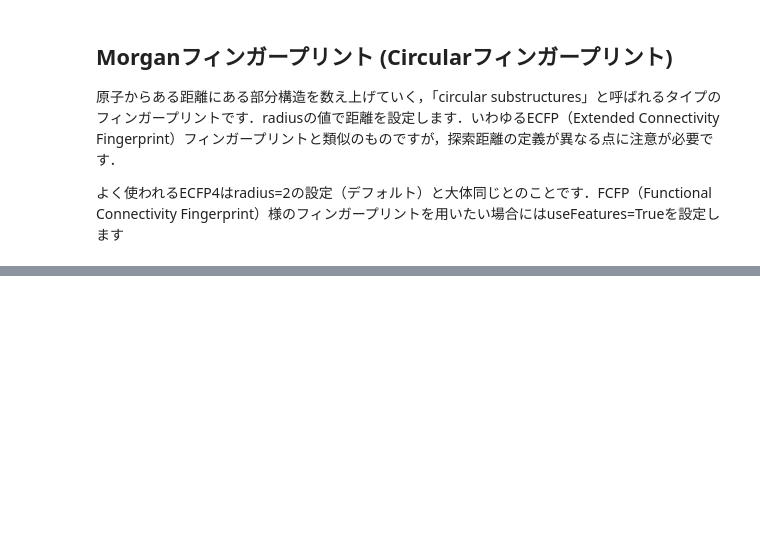
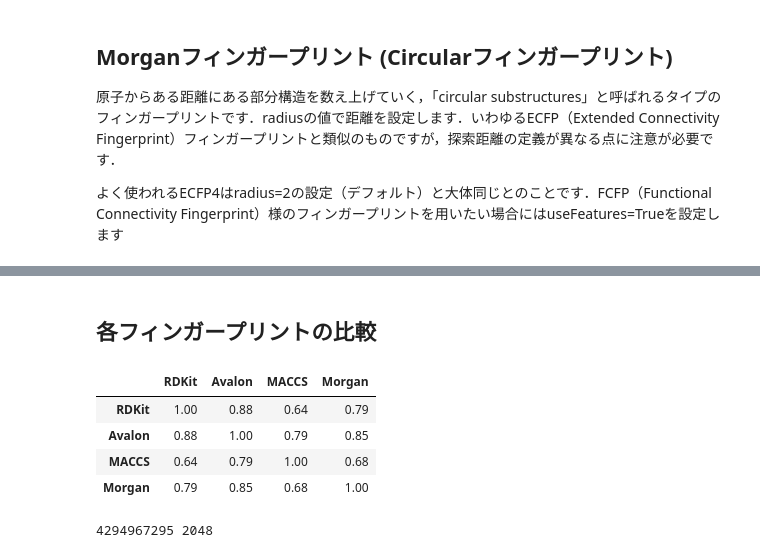
Before and after one commit to SolKul/cheminfo, a Jupyter notebook: 01WorkSpace/06Fingerprints/02Similality.ipynb, the cells around one changed output, grey strips where cells are left out. Drawn from its saved outputs; the diff is of its cells as text; code cells hidden in the pictures; blank space fills up the shorter version.

Commit message:
RDKitでフィンガープリントを使った分子類似性の判定

```diff
--- a/01WorkSpace/06Fingerprints/02Similality.ipynb
+++ b/01WorkSpace/06Fingerprints/02Similality.ipynb
@@ -42,3 +48,6 @@ rdkit = DataStructs.BulkTanimotoSimilarity(rdkit_fps[0], rdkit_fps[1:])
 よく使われるECFP4はradius=2の設定（デフォルト）と大体同じとのことです．FCFP（Functional Connectivity Fingerprint）様のフィンガープリントを用いたい場合にはuseFeatures=Trueを設定します
 # %% [markdown]
 ![グラフ](./01ECFP.png)
+# %%
+morgan_fps = [AllChem.GetMorganFingerprintAsBitVect(mol, 2, 2048) for mol in mols]
+morgan = DataStructs.BulkTanimotoSimilarity(morgan_fps[0], morgan_fps[1:])
@@ -44,0 +57,3 @@ rdkit = DataStructs.BulkTanimotoSimilarity(rdkit_fps[0], rdkit_fps[1:])
+# %%
+avalon_fps = [pyAvalonTools.GetAvalonFP(mol) for mol in mols]
+avalon = DataStructs.BulkTanimotoSimilarity(avalon_fps[0], avalon_fps[1:])
@@ -44,0 +65,20 @@ rdkit = DataStructs.BulkTanimotoSimilarity(rdkit_fps[0], rdkit_fps[1:])
+# %% [markdown]
+## 各フィンガープリントの比較
+# %%
+df = pd.DataFrame({'RDKit': rdkit,
+                  'Avalon': avalon,
+                  'MACCS': maccs,
+                  'Morgan': morgan})
+df.corr().round(2)
+# %% [output]
+|  | RDKit | Avalon | MACCS | Morgan |
+| RDKit | 1.00 | 0.88 | 0.64 | 0.79 |
+| Avalon | 0.88 | 1.00 | 0.79 | 0.85 |
+| MACCS | 0.64 | 0.79 | 1.00 | 0.68 |
+| Morgan | 0.79 | 0.85 | 0.68 | 1.00 |
+# %%
+morgan_default = AllChem.GetMorganFingerprint(mols[0], 2)
+morgan_bitvect = AllChem.GetMorganFingerprintAsBitVect(mols[0], 2, 2048)
+print(morgan_default.GetLength(), morgan_bitvect.GetNumBits())
+# %% [output]
+4294967295 2048
```
Also changed, not shown: parts of 53 cells of this notebook, 15 other files.
